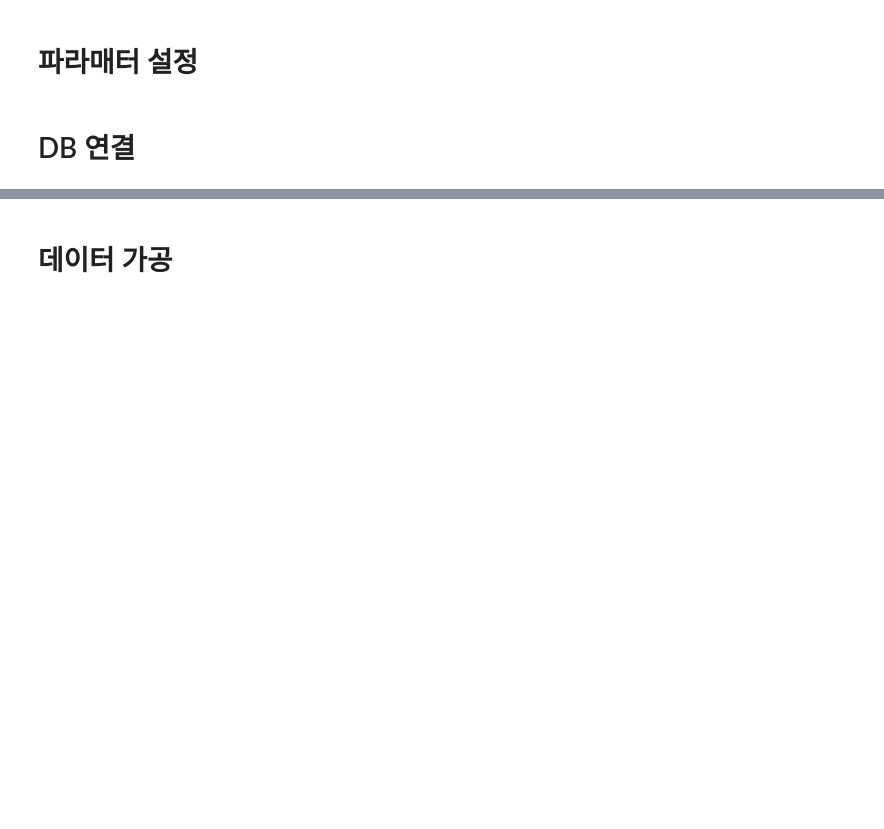
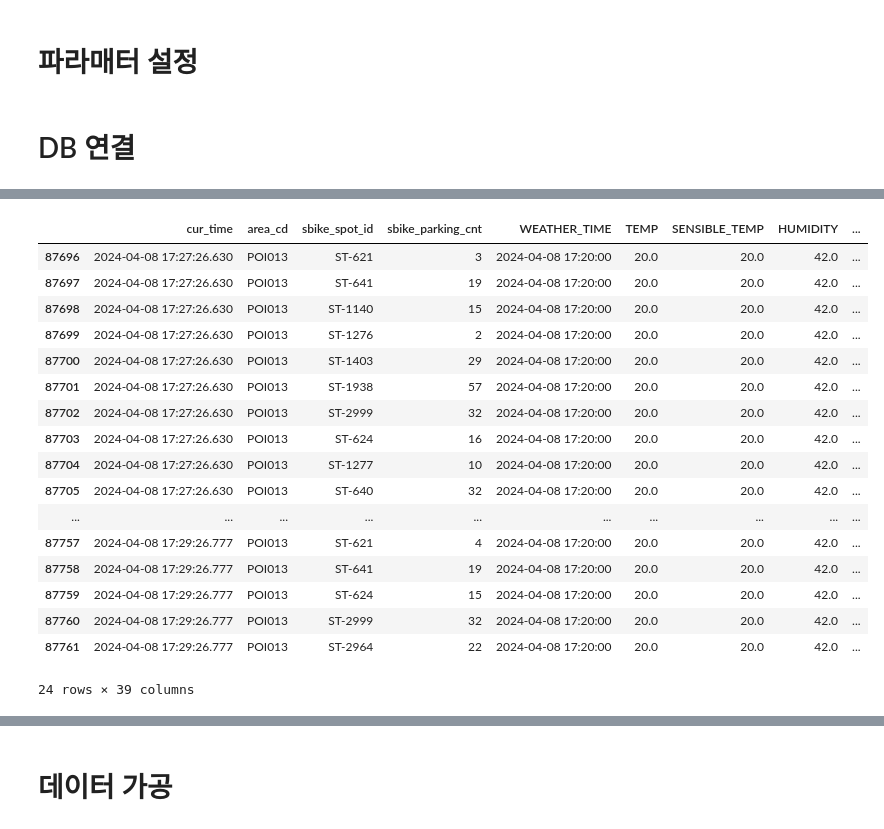
Before and after one commit to luvurself8/SeoulPublicDataHackathon, a Jupyter notebook: 시각화.ipynb, the cells around one changed output, grey strips where cells are left out. Drawn from its saved outputs; the diff is of its cells as text; code cells hidden in the pictures; blank space fills up the shorter version.

```diff
--- a/시각화.ipynb
+++ b/시각화.ipynb
@@ -34,0 +59,23 @@ conn.close()
+# %%
+# 2024-04-08 17:28:26.704842 , 가산디지털단지역 , api , Expecting value: line 1 column 1 (char 0)
+
+df[df["area_cd"] == "POI013"][df["cur_time"] >= "2024-04-08 17:27:00"][df["cur_time"] <= "2024-04-08 17:30:00"]
+# %% [output]
+|  | cur_time | area_cd | sbike_spot_id | sbike_parking_cnt | WEATHER_TIME | TEMP | SENSIBLE_TEMP | HUMIDITY | ... |
+| 87696 | 2024-04-08 17:27:26.630 | POI013 | ST-621 | 3 | 2024-04-08 17:20:00 | 20.0 | 20.0 | 42.0 | ... |
+| 87697 | 2024-04-08 17:27:26.630 | POI013 | ST-641 | 19 | 2024-04-08 17:20:00 | 20.0 | 20.0 | 42.0 | ... |
+| 87698 | 2024-04-08 17:27:26.630 | POI013 | ST-1140 | 15 | 2024-04-08 17:20:00 | 20.0 | 20.0 | 42.0 | ... |
+| 87699 | 2024-04-08 17:27:26.630 | POI013 | ST-1276 | 2 | 2024-04-08 17:20:00 | 20.0 | 20.0 | 42.0 | ... |
+| 87700 | 2024-04-08 17:27:26.630 | POI013 | ST-1403 | 29 | 2024-04-08 17:20:00 | 20.0 | 20.0 | 42.0 | ... |
+| 87701 | 2024-04-08 17:27:26.630 | POI013 | ST-1938 | 57 | 2024-04-08 17:20:00 | 20.0 | 20.0 | 42.0 | ... |
+| 87702 | 2024-04-08 17:27:26.630 | POI013 | ST-2999 | 32 | 2024-04-08 17:20:00 | 20.0 | 20.0 | 42.0 | ... |
+| 87703 | 2024-04-08 17:27:26.630 | POI013 | ST-624 | 16 | 2024-04-08 17:20:00 | 20.0 | 20.0 | 42.0 | ... |
+| 87704 | 2024-04-08 17:27:26.630 | POI013 | ST-1277 | 10 | 2024-04-08 17:20:00 | 20.0 | 20.0 | 42.0 | ... |
+| 87705 | 2024-04-08 17:27:26.630 | POI013 | ST-640 | 32 | 2024-04-08 17:20:00 | 20.0 | 20.0 | 42.0 | ... |
+| ... | ... | ... | ... | ... | ... | ... | ... | ... | ... |
+| 87757 | 2024-04-08 17:29:26.777 | POI013 | ST-621 | 4 | 2024-04-08 17:20:00 | 20.0 | 20.0 | 42.0 | ... |
+| 87758 | 2024-04-08 17:29:26.777 | POI013 | ST-641 | 19 | 2024-04-08 17:20:00 | 20.0 | 20.0 | 42.0 | ... |
+| 87759 | 2024-04-08 17:29:26.777 | POI013 | ST-624 | 15 | 2024-04-08 17:20:00 | 20.0 | 20.0 | 42.0 | ... |
+| 87760 | 2024-04-08 17:29:26.777 | POI013 | ST-2999 | 32 | 2024-04-08 17:20:00 | 20.0 | 20.0 | 42.0 | ... |
+| 87761 | 2024-04-08 17:29:26.777 | POI013 | ST-2964 | 22 | 2024-04-08 17:20:00 | 20.0 | 20.0 | 42.0 | ... |
+24 rows × 39 columns
```
Also changed, not shown: parts of 18 cells of this notebook.
